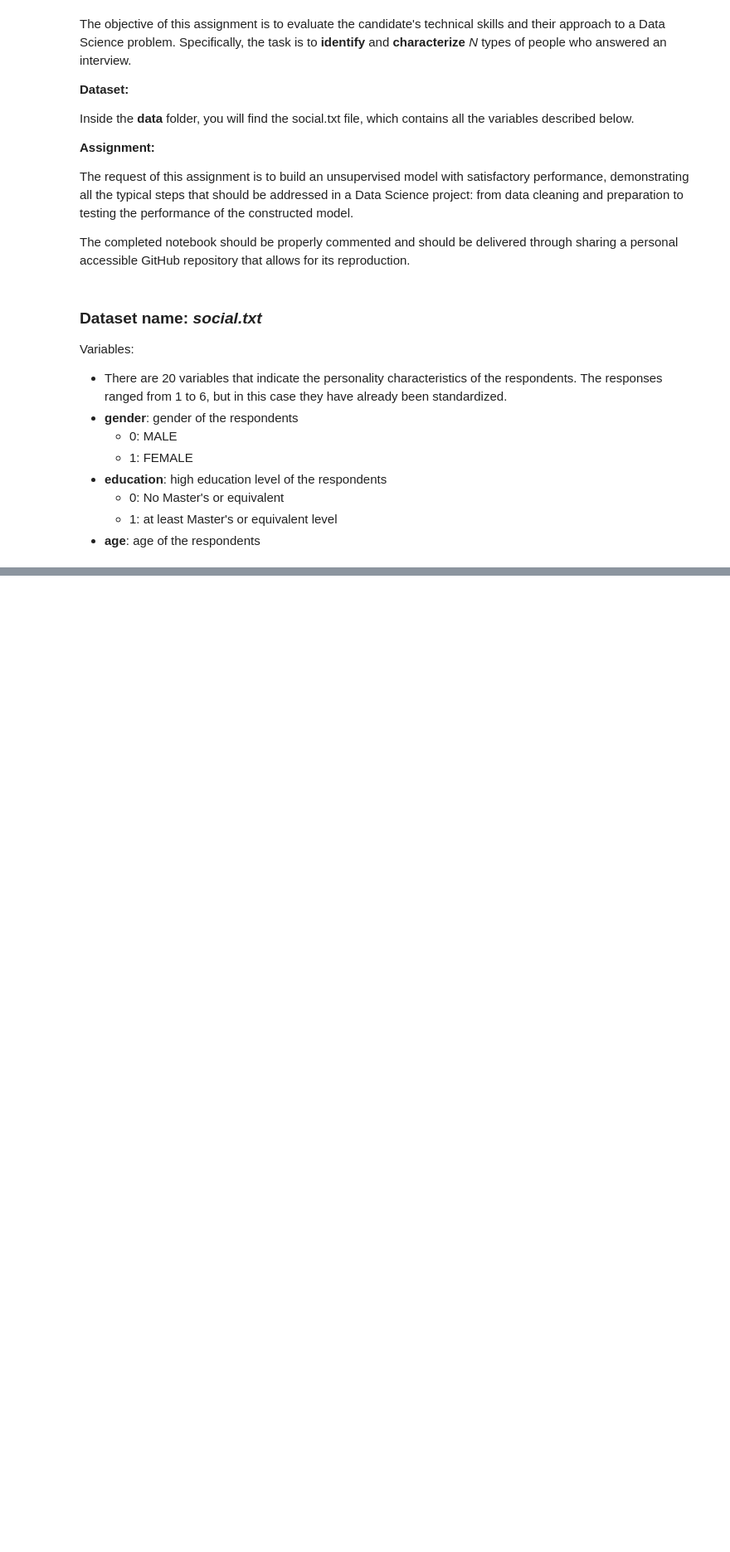
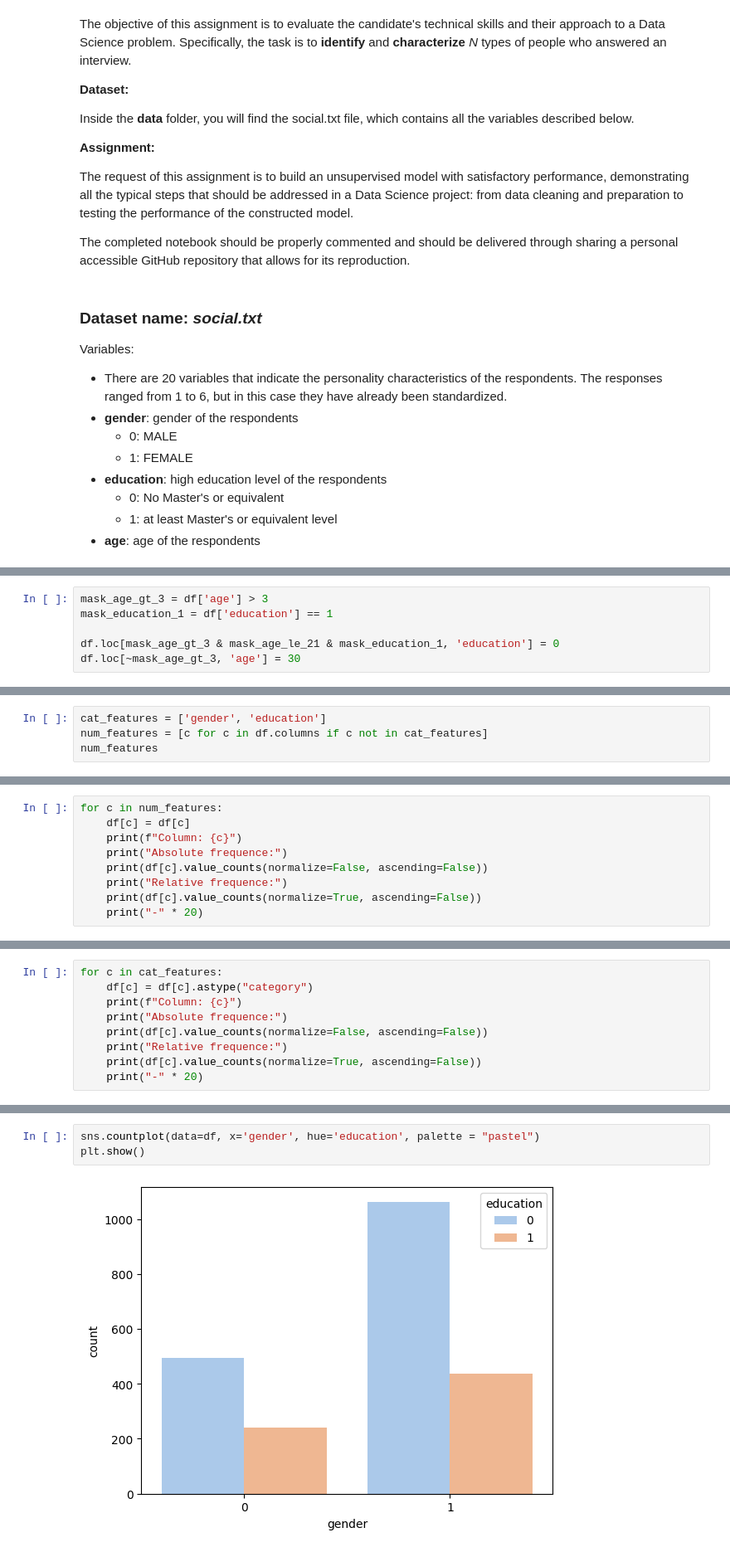
Before and after one commit to danicugni/Data-Science-Assignment---use-case-2, a Jupyter notebook: Data Science Assignment - use case 2.ipynb, the cells around one changed output, grey strips where cells are left out. Shown: that part at 83% size. Saved outputs shown, nothing was run; the diff lists cells and outputs as text; blank space fills up the shorter version.

```diff
--- a/Data Science Assignment - use case 2.ipynb
+++ b/Data Science Assignment - use case 2.ipynb
@@ -26,0 +147,6 @@ Variables:
+# %%
+mask_age_gt_3 = df['age'] > 3
+mask_education_1 = df['education'] == 1
+
+df.loc[mask_age_gt_3 & mask_age_le_21 & mask_education_1, 'education'] = 0
+df.loc[~mask_age_gt_3, 'age'] = 30
@@ -26,0 +166,4 @@ Variables:
+# %%
+cat_features = ['gender', 'education']
+num_features = [c for c in df.columns if c not in cat_features]
+num_features
@@ -26,0 +188,9 @@ Variables:
+# %%
+for c in num_features:
+    df[c] = df[c]
+    print(f"Column: {c}")
+    print("Absolute frequence:")
+    print(df[c].value_counts(normalize=False, ascending=False))
+    print("Relative frequence:")
+    print(df[c].value_counts(normalize=True, ascending=False))
+    print("-" * 20)
@@ -26,0 +215,9 @@ Variables:
+# %%
+for c in cat_features:
+    df[c] = df[c].astype("category")
+    print(f"Column: {c}")
+    print("Absolute frequence:")
+    print(df[c].value_counts(normalize=False, ascending=False))
+    print("Relative frequence:")
+    print(df[c].value_counts(normalize=True, ascending=False))
+    print("-" * 20)
@@ -26,0 +245,5 @@ Variables:
+# %%
+sns.countplot(data=df, x='gender', hue='education', palette = "pastel")
+plt.show()
+# %% [output]
+[figure, added]
```
Also changed, not shown: parts of 40 cells of this notebook, 2 other files.
